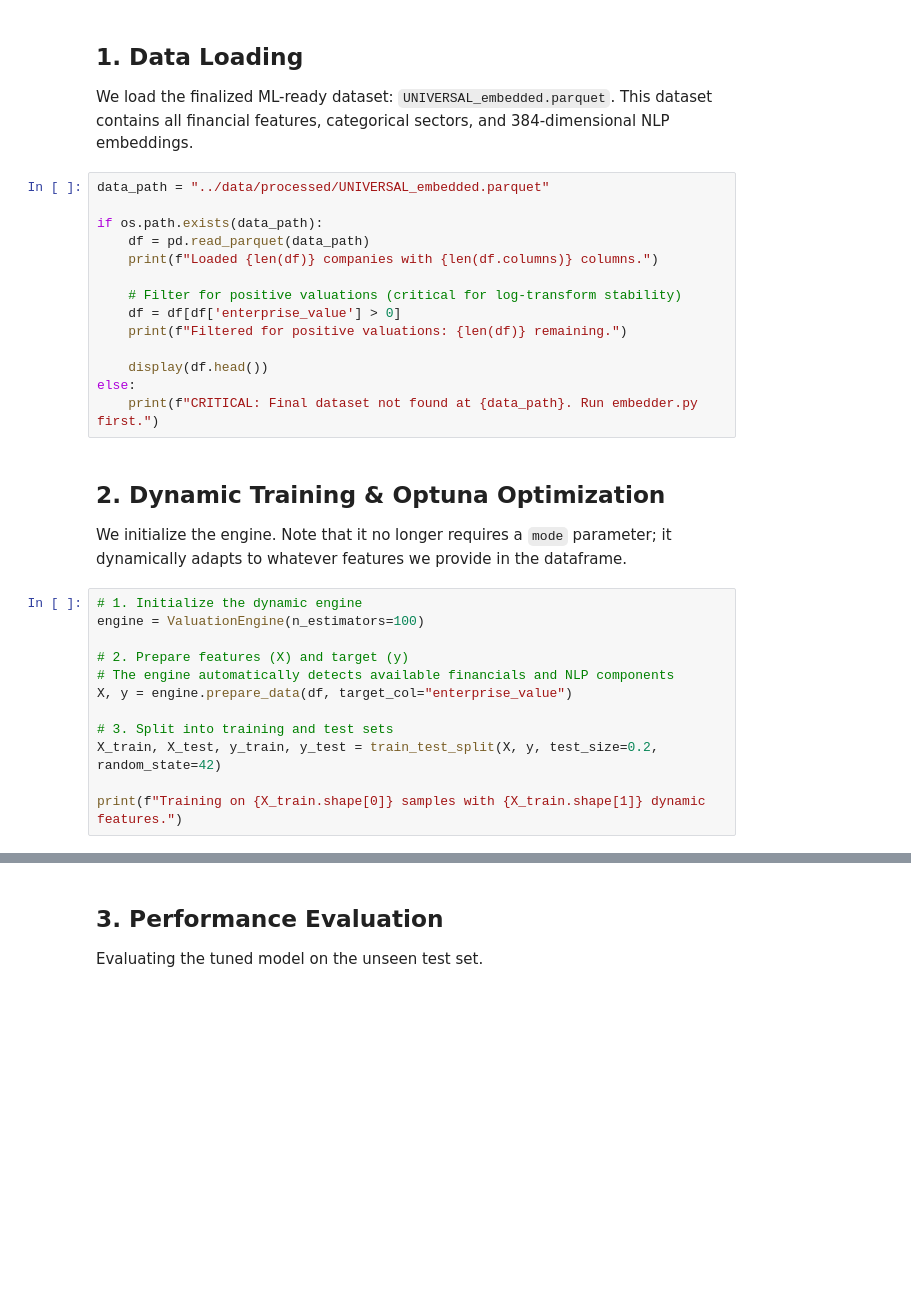
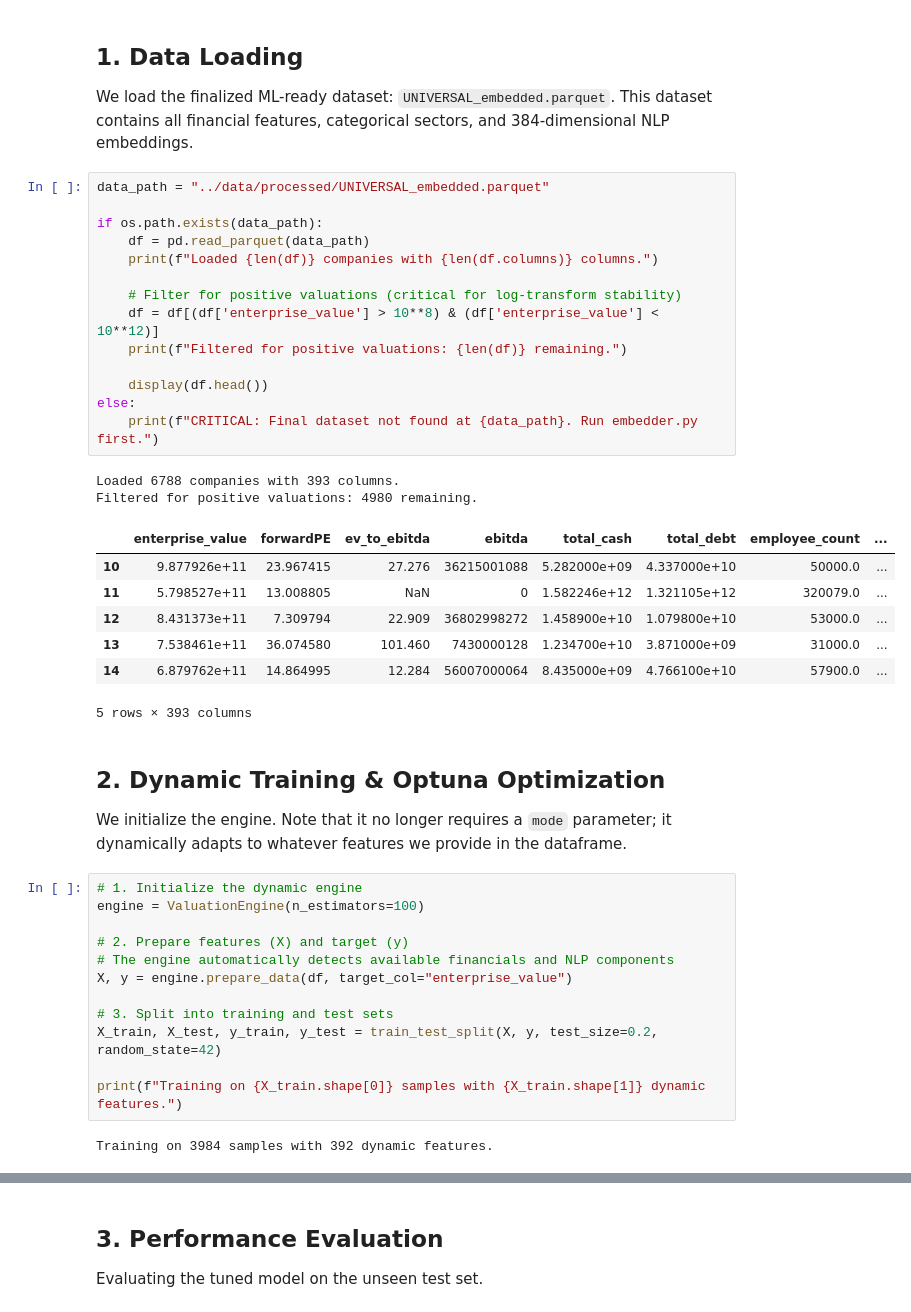
Before and after one commit to Ryan-Fue/smartComps, a Jupyter notebook: notebooks/valuation_prototype.ipynb, the cells around one changed output, grey strips where cells are left out. Cells and saved outputs as stored; diff of their text form; blank space fills up the shorter version.

Commit message:
Updated valuation_protoype notebook to run a case study for limited data

```diff
--- a/notebooks/valuation_prototype.ipynb
+++ b/notebooks/valuation_prototype.ipynb
@@ -27,17 +30,27 @@ We load the finalized ML-ready dataset: `UNIVERSAL_embedded.parquet`. This datas
 # %%
 data_path = "../data/processed/UNIVERSAL_embedded.parquet"
 
 if os.path.exists(data_path):
     df = pd.read_parquet(data_path)
     print(f"Loaded {len(df)} companies with {len(df.columns)} columns.")
 
     # Filter for positive valuations (critical for log-transform stability)
-    df = df[df['enterprise_value'] > 0]
+    df = df[(df['enterprise_value'] > 10**8) & (df['enterprise_value'] < 10**12)]
     print(f"Filtered for positive valuations: {len(df)} remaining.")
 
     display(df.head())
 else:
     print(f"CRITICAL: Final dataset not found at {data_path}. Run embedder.py first.")
+# %% [output]
+Loaded 6788 companies with 393 columns.
+Filtered for positive valuations: 4980 remaining.
+|  | enterprise_value | forwardPE | ev_to_ebitda | ebitda | total_cash | total_debt | employee_count | ... |
+| 10 | 9.877926e+11 | 23.967415 | 27.276 | 36215001088 | 5.282000e+09 | 4.337000e+10 | 50000.0 | ... |
+| 11 | 5.798527e+11 | 13.008805 | NaN | 0 | 1.582246e+12 | 1.321105e+12 | 320079.0 | ... |
+| 12 | 8.431373e+11 | 7.309794 | 22.909 | 36802998272 | 1.458900e+10 | 1.079800e+10 | 53000.0 | ... |
+| 13 | 7.538461e+11 | 36.074580 | 101.460 | 7430000128 | 1.234700e+10 | 3.871000e+09 | 31000.0 | ... |
+| 14 | 6.879762e+11 | 14.864995 | 12.284 | 56007000064 | 8.435000e+09 | 4.766100e+10 | 57900.0 | ... |
+5 rows × 393 columns
 # %% [markdown]
 ## 2. Dynamic Training & Optuna Optimization
 We initialize the engine. Note that it no longer requires a `mode` parameter; it dynamically adapts to whatever features we provide in the dataframe.
@@ -53,6 +66,8 @@ X, y = engine.prepare_data(df, target_col="enterprise_value")
 X_train, X_test, y_train, y_test = train_test_split(X, y, test_size=0.2, random_state=42)
 
 print(f"Training on {X_train.shape[0]} samples with {X_train.shape[1]} dynamic features.")
+# %% [output]
+Training on 3984 samples with 392 dynamic features.
 # %%
 # 4. High-Performance Hyperparameter Tuning
 # This uses Optuna to find the best XGBoost parameters and automatically retrains the model
```
Also changed, not shown: parts of 7 cells of this notebook.
